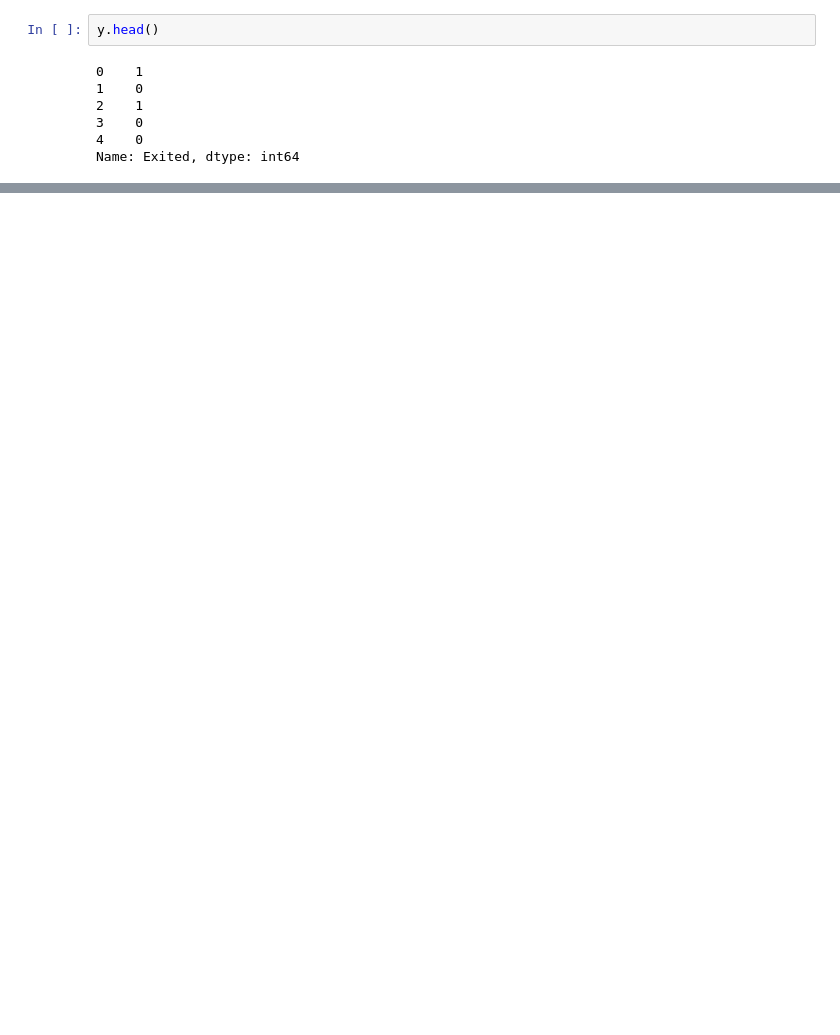
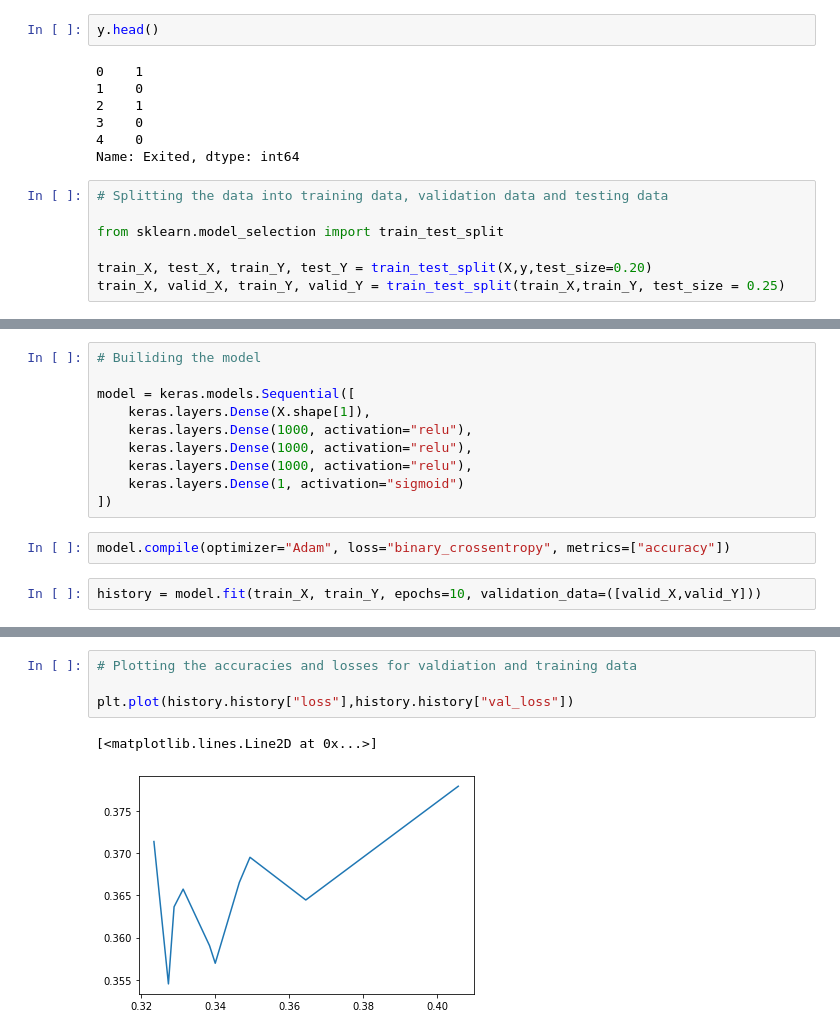
Before and after one commit to abhi-11nav/Churn-Model, a Jupyter notebook: Churn_Model.ipynb, the cells around one changed output, grey strips where cells are left out. Drawn from its saved outputs; the diff is of its cells as text; blank space fills up the shorter version.

```diff
--- a/Churn_Model.ipynb
+++ b/Churn_Model.ipynb
@@ -236,3 +236,10 @@ y.head()
 3    0
 4    0
 Name: Exited, dtype: int64
+# %%
+# Splitting the data into training data, validation data and testing data
+
+from sklearn.model_selection import train_test_split
+
+train_X, test_X, train_Y, test_Y = train_test_split(X,y,test_size=0.20)
+train_X, valid_X, train_Y, valid_Y = train_test_split(train_X,train_Y, test_size = 0.25)
@@ -238,0 +255,14 @@ Name: Exited, dtype: int64
+# %%
+# Builiding the model
+
+model = keras.models.Sequential([
+    keras.layers.Dense(X.shape[1]),
+    keras.layers.Dense(1000, activation="relu"),
+    keras.layers.Dense(1000, activation="relu"),
+    keras.layers.Dense(1000, activation="relu"),
+    keras.layers.Dense(1, activation="sigmoid")
+])
+# %%
+model.compile(optimizer="Adam", loss="binary_crossentropy", metrics=["accuracy"])
+# %%
+history = model.fit(train_X, train_Y, epochs=10, validation_data=([valid_X,valid_Y]))
@@ -238,0 +290,7 @@ Name: Exited, dtype: int64
+# %%
+# Plotting the accuracies and losses for valdiation and training data
+
+plt.plot(history.history["loss"],history.history["val_loss"])
+# %% [output]
+[<matplotlib.lines.Line2D at 0x...>]
+[figure, added]
```
Also changed, not shown: parts of 5 cells of this notebook.
